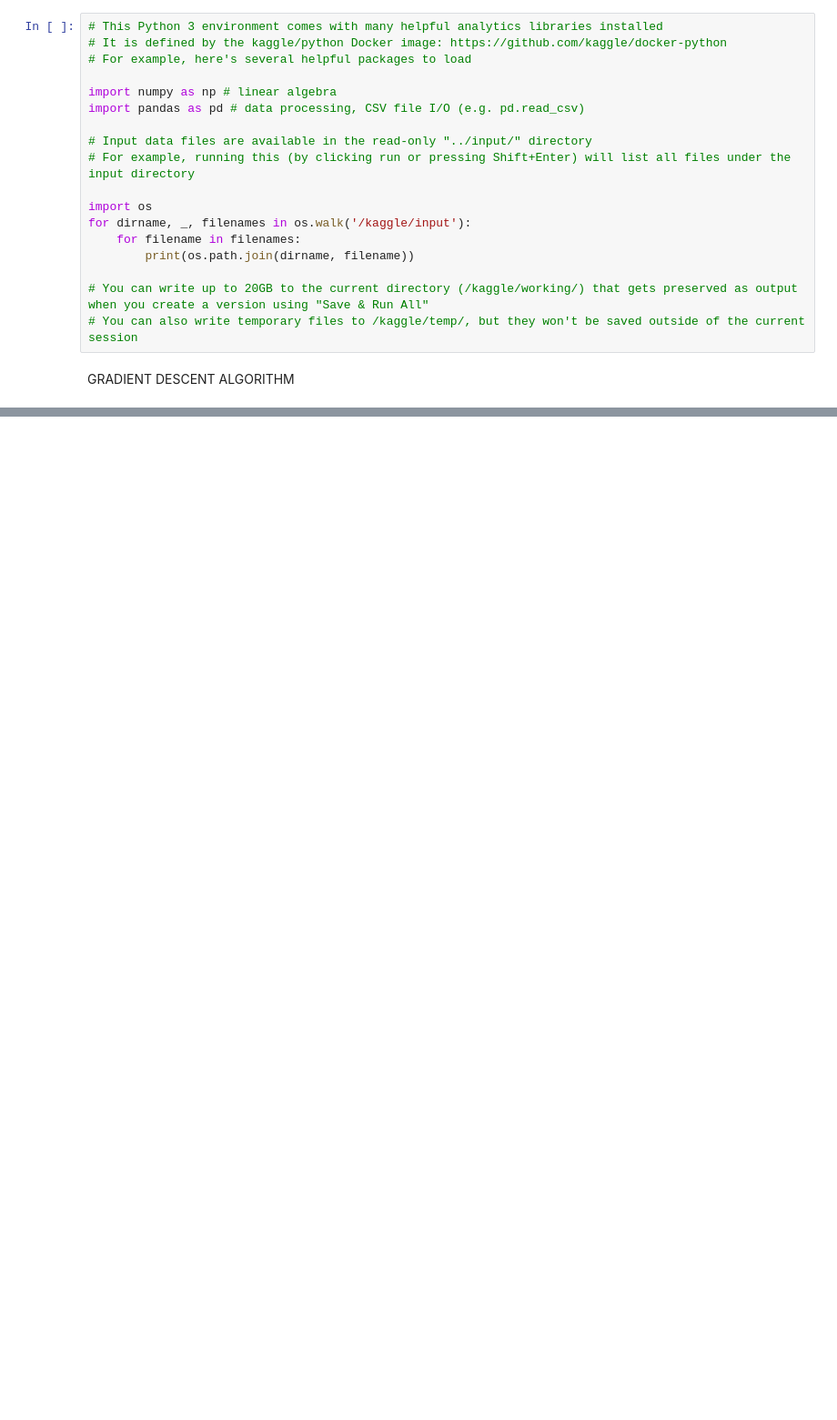
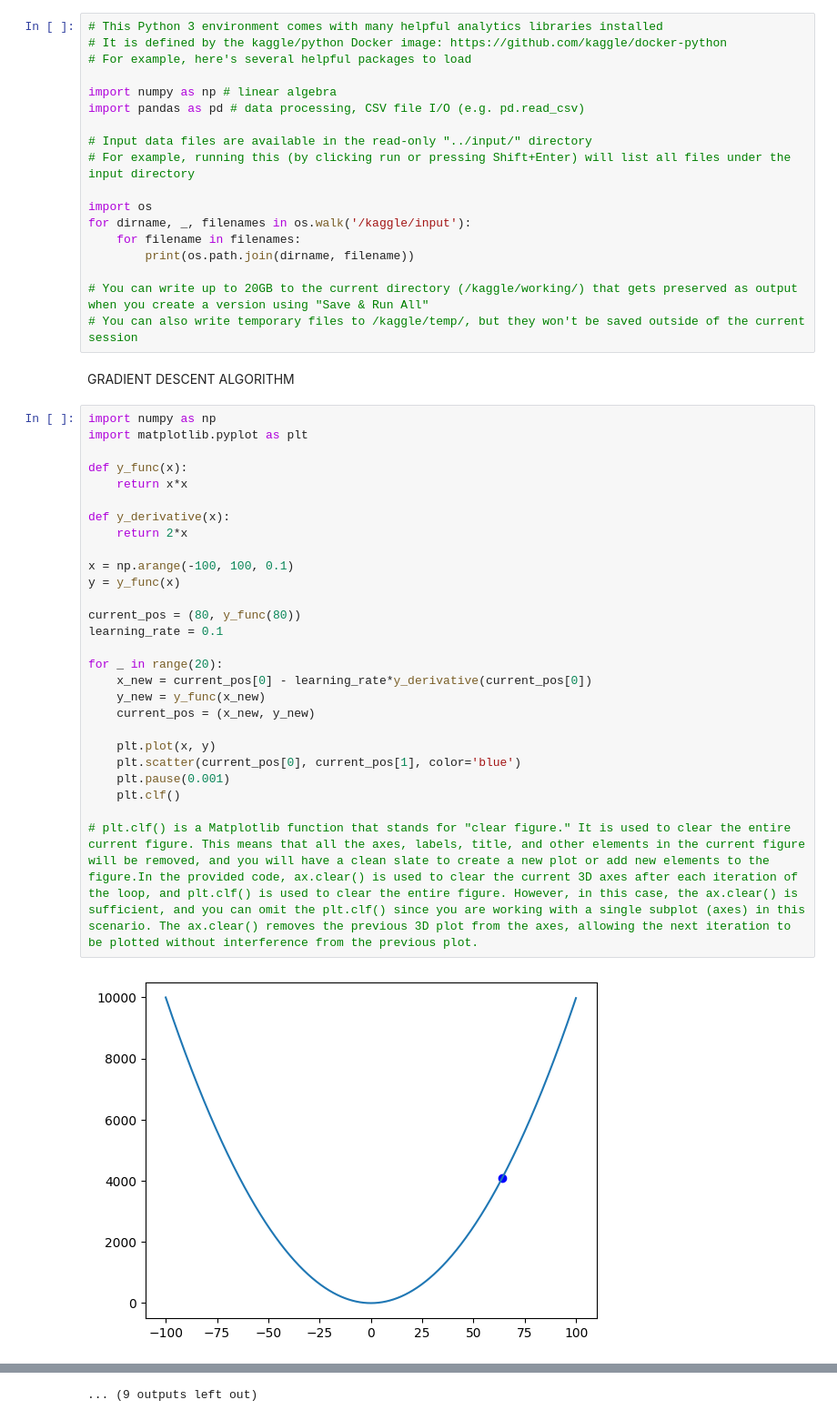
Before and after one commit to Jayesh-Ah/ME228-DS-ML, a Jupyter notebook: optimization.ipynb, the cells around one changed output, grey strips where cells are left out. Shown: that part at 91% size. Drawn from its saved outputs; the diff is of its cells as text; blank space fills up the shorter version.

```diff
--- a/optimization.ipynb
+++ b/optimization.ipynb
@@ -18,3 +18,32 @@ for dirname, _, filenames in os.walk('/kaggle/input'):
 # You can also write temporary files to /kaggle/temp/, but they won't be saved outside of the current session
 # %% [markdown]
 GRADIENT DESCENT ALGORITHM
+# %%
+import numpy as np
+import matplotlib.pyplot as plt
+
+def y_func(x):
+    return x*x
+
+def y_derivative(x):
+    return 2*x
+
+x = np.arange(-100, 100, 0.1)
+y = y_func(x)
+
+current_pos = (80, y_func(80))
+learning_rate = 0.1
+
+for _ in range(20):
+    x_new = current_pos[0] - learning_rate*y_derivative(current_pos[0])
+    y_new = y_func(x_new)
+    current_pos = (x_new, y_new)
+
+    plt.plot(x, y)
+    plt.scatter(current_pos[0], current_pos[1], color='blue')
+    plt.pause(0.001)
+    plt.clf()
+
+# plt.clf() is a Matplotlib function that stands for "clear figure." It is used to clear the entire current figure. This means that all the axes, labels, title, and other elements in the current figure will be removed, and you will have a clean slate to create a new plot or add new elements to the figure.In the provided code, ax.clear() is used to clear the current 3D axes after each iteration of the loop, and plt.clf() is used to clear the entire figure. However, in this case, the ax.clear() is sufficient, and you can omit the plt.clf() since you are working with a single subplot (axes) in this scenario. The ax.clear() removes the previous 3D plot from the axes, allowing the next iteration to be plotted without interference from the previous plot.
+# %% [output]
+[figure, added]
@@ -20,0 +61 @@ GRADIENT DESCENT ALGORITHM
+... (9 outputs left out)
```
Also changed, not shown: parts of 3 cells of this notebook.
